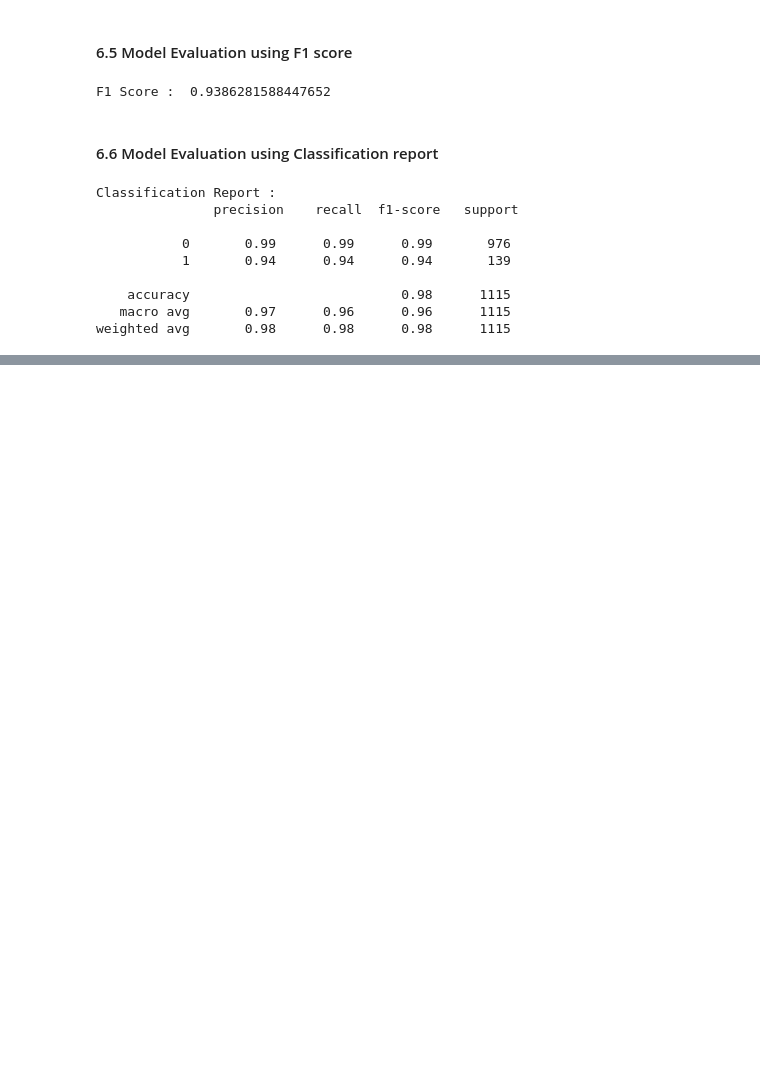
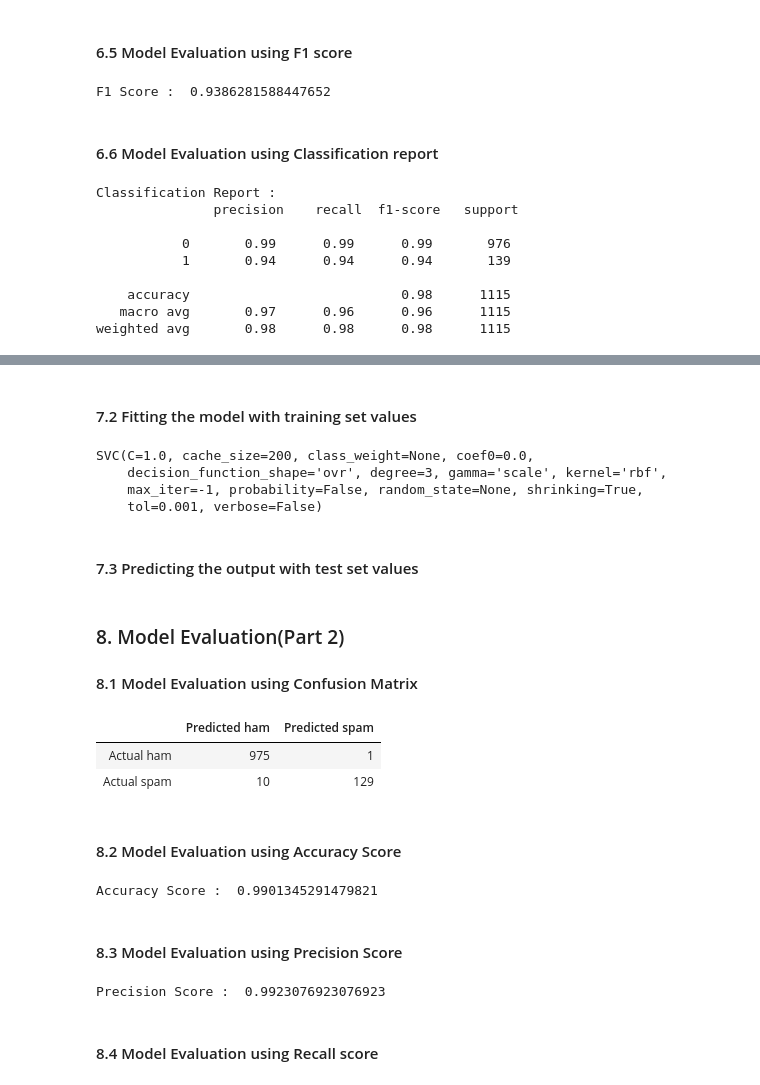
Before and after one commit to sunilkumarmano/Machine-Learning-Projects, a Jupyter notebook: Naive Bayes Classification - SMS Spam Detection/Spam Mail Detection Project - Naive Bayes classifier.ipynb, the cells around one changed output, grey strips where cells are left out. Cells and saved outputs as stored; diff of their text form; code cells hidden in the pictures; blank space fills up the shorter version.

```diff
--- a/Naive Bayes Classification - SMS Spam Detection/Spam Mail Detection Project - Naive Bayes classifier.ipynb
+++ b/Naive Bayes Classification - SMS Spam Detection/Spam Mail Detection Project - Naive Bayes classifier.ipynb
@@ -510,0 +517,45 @@ weighted avg       0.98      0.98      0.98      1115
+# %%
+from sklearn.svm import SVC
+
+support_vector_classifier = SVC(gamma = 'scale')
+# %% [markdown]
+#### 7.2 Fitting the model with training set values
+# %%
+support_vector_classifier.fit(training_data, Y_train)
+# %% [output]
+SVC(C=1.0, cache_size=200, class_weight=None, coef0=0.0,
+    decision_function_shape='ovr', degree=3, gamma='scale', kernel='rbf',
+    max_iter=-1, probability=False, random_state=None, shrinking=True,
+    tol=0.001, verbose=False)
+# %% [markdown]
+#### 7.3 Predicting the output with test set values
+# %%
+Y_pred1 = support_vector_classifier.predict(testing_data)
+# %% [markdown]
+### 8. Model Evaluation(Part 2)
+
+
+#### 8.1 Model Evaluation using Confusion Matrix
+# %%
+confusionMatrix = pd.DataFrame(confusion_matrix(Y_test, Y_pred1))
+confusionMatrix.index = ["Actual ham", "Actual spam"]
+confusionMatrix.columns = ["Predicted ham", "Predicted spam"]
+confusionMatrix
+# %% [output]
+|  | Predicted ham | Predicted spam |
+| Actual ham | 975 | 1 |
+| Actual spam | 10 | 129 |
+# %% [markdown]
+#### 8.2 Model Evaluation using Accuracy Score
+# %%
+print("Accuracy Score : ", accuracy_score(Y_test, Y_pred1))
+# %% [output]
+Accuracy Score :  0.9901345291479821
+# %% [markdown]
+#### 8.3 Model Evaluation using Precision Score
+# %%
+print("Precision Score : ", precision_score(Y_test, Y_pred1))
+# %% [output]
+Precision Score :  0.9923076923076923
+# %% [markdown]
+#### 8.4 Model Evaluation using Recall score
```
Also changed, not shown: parts of 11 cells of this notebook.
